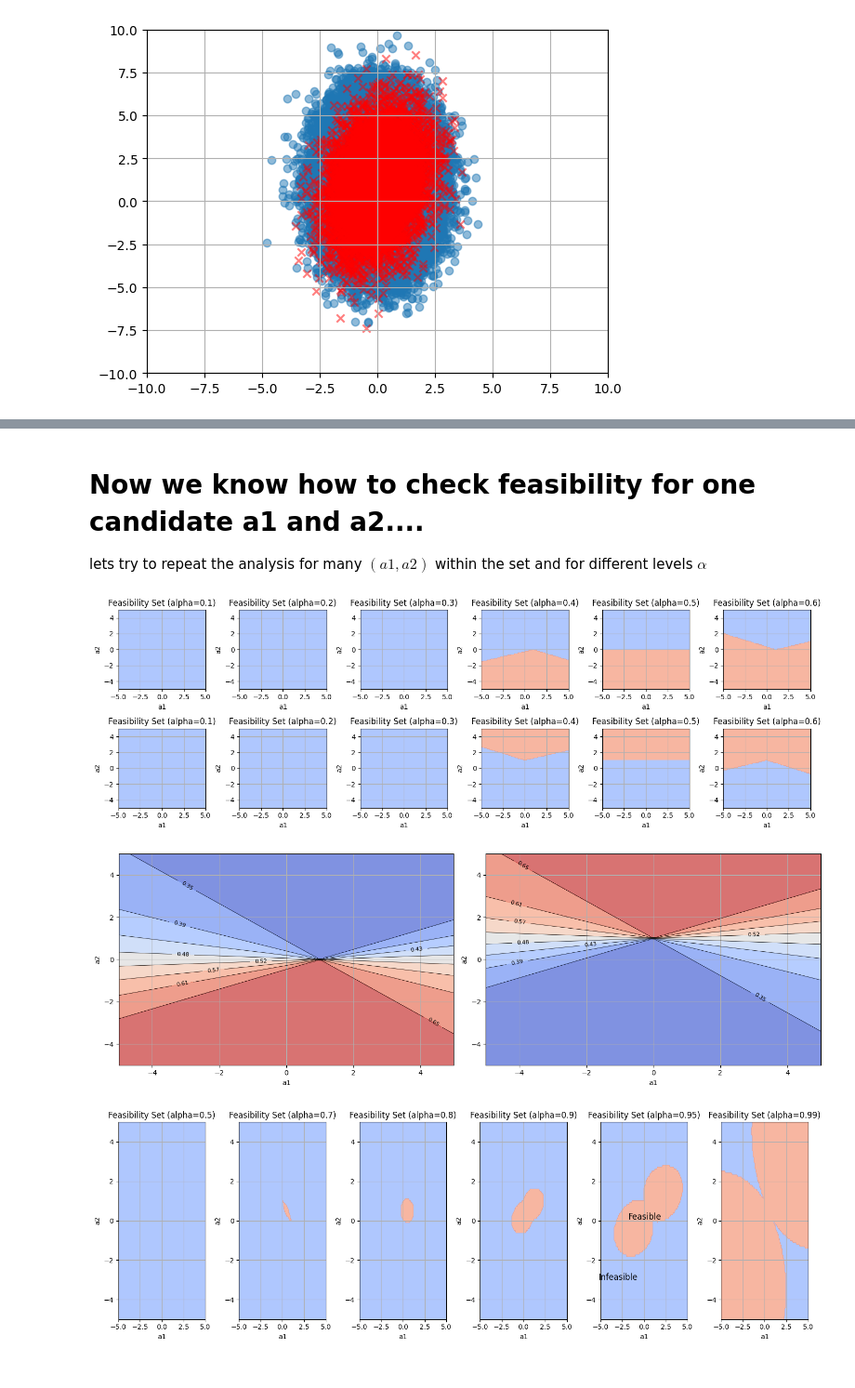
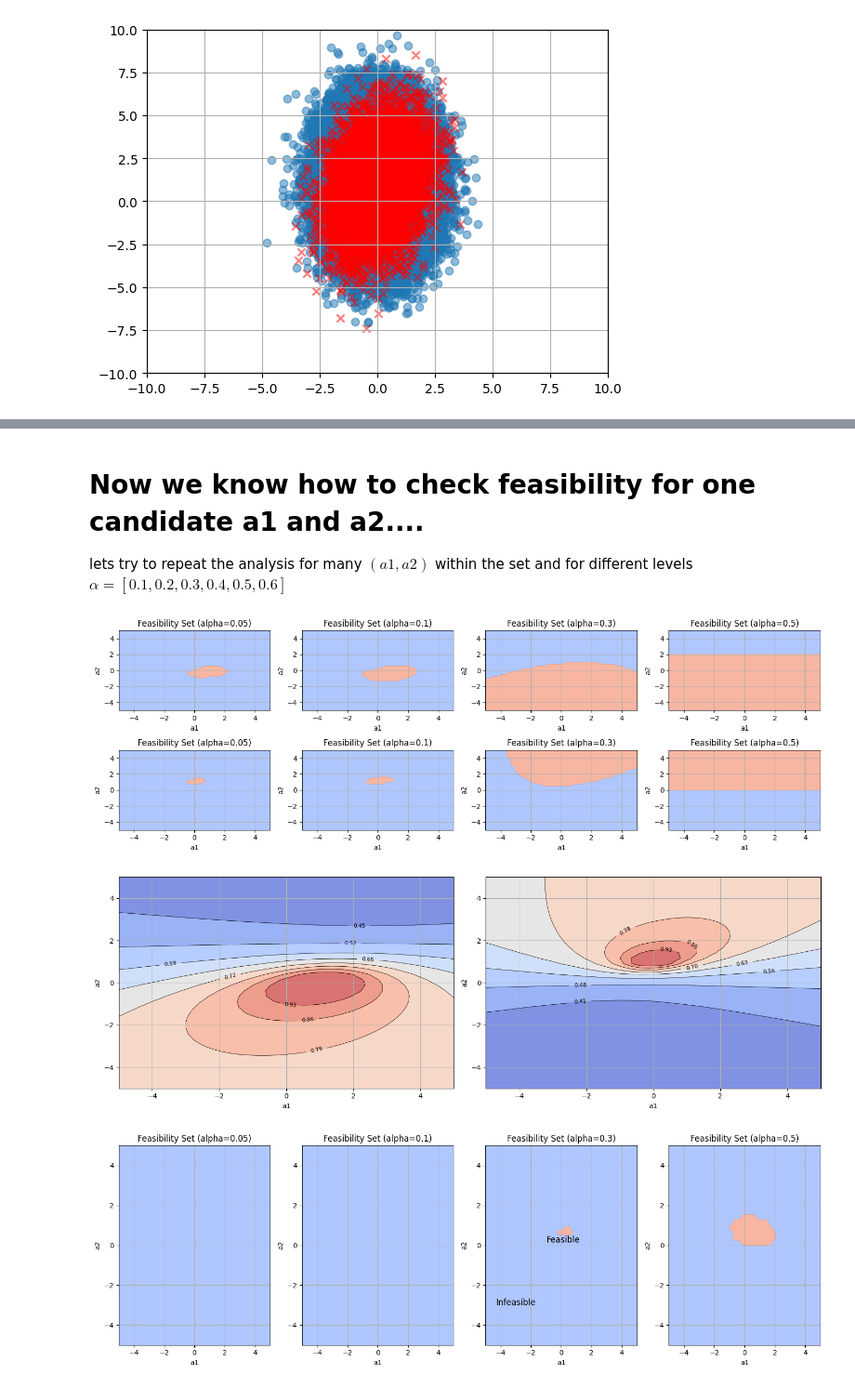
Before and after one commit to supsi-dacd-isaac/TeachDecisionMakingUncertainty, a Jupyter notebook: L04/CCP_feasibility_sets.ipynb, the cells around one changed output, grey strips where cells are left out. Shown at 93% size. Cells and saved outputs as stored; diff of their text form; code cells hidden in the pictures.

```diff
--- a/L04/CCP_feasibility_sets.ipynb
+++ b/L04/CCP_feasibility_sets.ipynb
@@ -211,29 +287,17 @@ is_feasible = probability >= 1-alpha
 # Now we know how to check feasibility for one candidate a1 and a2....
 
 lets try to repeat the analysis for many $(a1,a2)$ within the set
-and for different levels $\alpha$
+and for different levels $\alpha =[0.1, 0.2, 0.3, 0.4, 0.5, 0.6]$
 # %%
+#@title This fuction runs a grid search over the entire design space A, i.e., in the box [-5,+5]
 # Define grid for (a1, a2)
-a1_vals = np.linspace(-5, 5, 100)
-a2_vals = np.linspace(-5, 5, 100)
+a1_vals = np.linspace(-5, 5, 40)
+a2_vals = np.linspace(-5, 5, 40)
 A1, A2 = np.meshgrid(a1_vals, a2_vals)
-
-# Function to compute probability P(g1 <= 0, g2 <= 0)
-def compute_probability_marginal(a1, a2):
-    A = np.array([[1 - a1, a2], [a1, 1 - a2]])  # Transformation matrix
-    mu_transformed = A @ mu  # Mean transformation
-    Sigma_transformed = A @ Sigma @ A.T  # Covariance transformation
-    scale_vals = np.sqrt(np.diag(Sigma_transformed))
-
-    # Compute probability using marginal
-    prob_g1 = norm.cdf(0, loc=mu_transformed[0], scale= scale_vals[0])
-    prob_g2 = norm.cdf(0, loc=mu_transformed[1], scale= scale_vals[1])
-    return prob_g1, prob_g2
 
 
 # Define constraint probabilities
-alpha_levels = [0.1, 0.2, 0.3, 0.4, 0.5, 0.6]
-
+alpha_levels = [0.05, 0.1,  0.3, 0.5]
 # Compute feasibility for each alpha level
 fig, axes = plt.subplots(2, len(alpha_levels), figsize=(15, 5))
 for i, alpha in enumerate(alpha_levels):
@@ -241,15 +305,19 @@ for i, alpha in enumerate(alpha_levels):
     probability_g1 = np.zeros_like(A1)
     feasibility_g2 = np.zeros_like(A1)
     probability_g2 = np.zeros_like(A1)
+    objective_function_values = np.zeros_like(A1)
 
     for x in range(A1.shape[0]):
         for y in range(A1.shape[1]):
-            prob_g1, prob_g2 = compute_probability_marginal(A1[x, y], A2[x, y])
-            feasibility_g1[x, y] = prob_g1 >= 1 - alpha  # save feasibility (indicator function)
+            _, prob_g1, prob_g2 = compute_probability_magingal_and_jointly(A1[x, y], A2[x, y],b=b_selected)  # HERE WE ARE ONLY SAVING THE MARGINAL PROBABILITY
+            feasibility_g1[x, y] = prob_g1 >= 1 - alpha  # Compute if it feasibility or not (an indicator function)
             feasibility_g2[x, y] = prob_g2 >= 1 - alpha
 
             probability_g1[x, y] = prob_g1  # save probabilities
             probability_g2[x, y] = prob_g2
+
+            objective_function_values[x, y] = objective_function(A1[x, y], A2[x, y])
+
 
     # Plot feasibility region
     contour = axes[0,i].contourf(A1, A2, feasibility_g1, levels=1, cmap='coolwarm', alpha=0.7)
@@ -289,49 +357,39 @@ axes[1].grid(True)
 plt.tight_layout()
 plt.show()
 # %% [output]
-[figure, old version]
+[figure, new version]
-[figure, old version]
+[figure, new version]
 # %%
-# Function to compute probability P(g1 <= 0, g2 <= 0)
-def compute_probability_jointly(a1, a2):
-    A = np.array([[1 - a1, a2], [a1, 1 - a2]])  # Transformation matrix
-    mu_transformed = A @ mu  # Mean transformation
-    Sigma_transformed = A @ Sigma @ A.T  # Covariance transformation
-
-    # Compute probability using bivariate normal CDF
-    prob = multivariate_normal.cdf([0, 0], mean=mu_transformed, cov=Sigma_transformed)
-    return prob
-
+#@title Repeat the analysis, but this this time we focus on the joint Chance Constraint
 # Compute feasibility for each alpha level
-alpha_levels = [0.5, 0.7, 0.8, 0.9, 0.95, 0.99]
 
 fig, axes = plt.subplots(1, len(alpha_levels), figsize=(15, 5))
 for i, alpha in enumerate(alpha_levels):
     feasibility = np.zeros_like(A1)
     probability = np.zeros_like(A1)
 
     for x in range(A1.shape[0]):
         for y in range(A1.shape[1]):
-            prob = compute_probability_jointly(A1[x, y], A2[x, y])
+            prob, _, _ = compute_probability_magingal_and_jointly(A1[x, y], A2[x, y], b=b_selected)  # HERE WE ARE ONLY SAVING THE JOINT PROBABILITY
             feasibility[x, y] = prob >= 1 - alpha  # save feasibility
             probability[x, y] = prob  # save probabilities
 
     # Plot feasibility region
     contour = axes[i].contourf(A1, A2, feasibility, levels=1, cmap='coolwarm', alpha=0.7)
     axes[i].set_title(f'Feasibility Set (alpha={alpha})')
     axes[i].set_xlabel('a1')
     axes[i].set_ylabel('a2')
     axes[i].grid(True)
 
     # Add labels for feasible and infeasible regions
     if i == len(alpha_levels) - 2:  # Only for the second last subplot
 
       mid_x, mid_y = A1.shape[0] // 2, A1.shape[1] // 2
       axes[i].text(A1[mid_x, mid_y], A2[mid_x, mid_y], "Feasible", fontsize=12, color='black', ha='center')
       axes[i].text(-3, -3, "Infeasible", fontsize=12, color='black', ha='center')
 
 plt.tight_layout()
 plt.show()
 # %% [output]
-[figure, old version]
+[figure, new version]
 # %%
```
Also changed, not shown: parts of 11 cells of this notebook.
